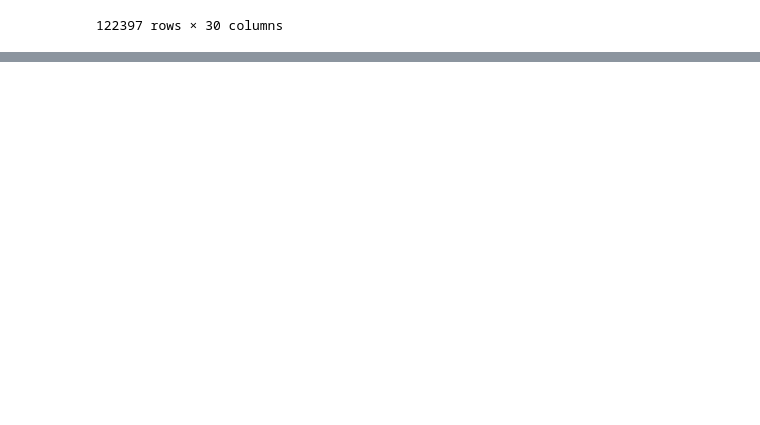
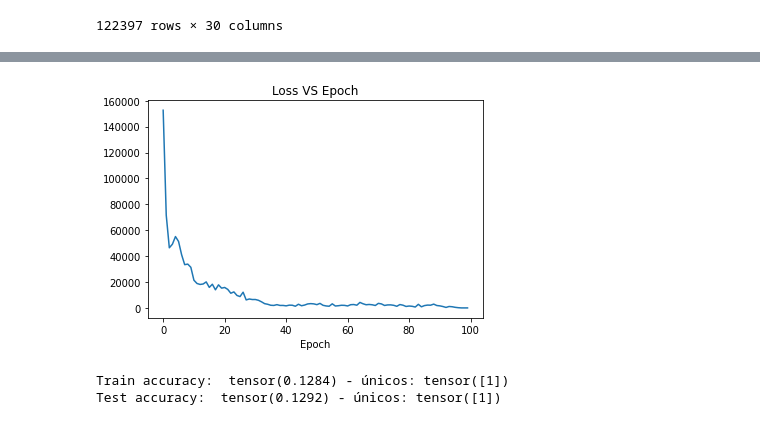
Before and after one commit to jopapo/pos_datascience_redesneurais_tf, a Jupyter notebook: tf.ipynb, the cells around one changed output, grey strips where cells are left out. Saved outputs shown, nothing was run; the diff lists cells and outputs as text; code cells hidden in the pictures; blank space fills up the shorter version.

```diff
--- a/tf.ipynb
+++ b/tf.ipynb
@@ -210,0 +300,22 @@ test accuracy: 20.943345450506826 %
+# %%
+%%time
+
+# Hipótese 1: Poucos nós. Fazendo com que features impactem demasiado em outras:
+class ANN_v2(nn.Module):
+    def __init__(self):
+        super().__init__()
+        self.fc1 = nn.Linear(in_features=len(category_columns), out_features=len(category_columns))
+        self.fc2 = nn.Linear(in_features=len(category_columns), out_features=len(category_columns))
+        self.output = nn.Linear(in_features=len(category_columns), out_features=len(lithofacies))
+
+    def forward(self, x):
+        x = F.relu(self.fc1(x))
+        x = F.relu(self.fc2(x))
+        x = self.output(x)
+
+        return x
+
+# Treinando
+
+model_v2 = train_model(ANN_v2)
+# %% [output]
@@ -210,0 +335,7 @@ test accuracy: 20.943345450506826 %
+[figure, added]
+# %%
+print_accuracy(model_v2)
+output_hidden_prediction(model_v2)
+# %% [output]
+Train accuracy:  tensor(0.1284) - únicos: tensor([1])
+Test accuracy:  tensor(0.1292) - únicos: tensor([1])
```
Also changed, not shown: parts of 28 cells of this notebook.
